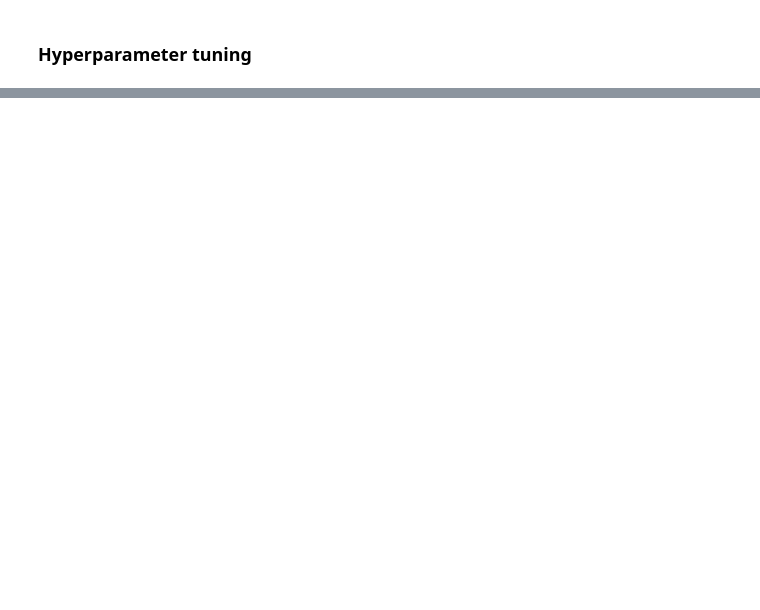
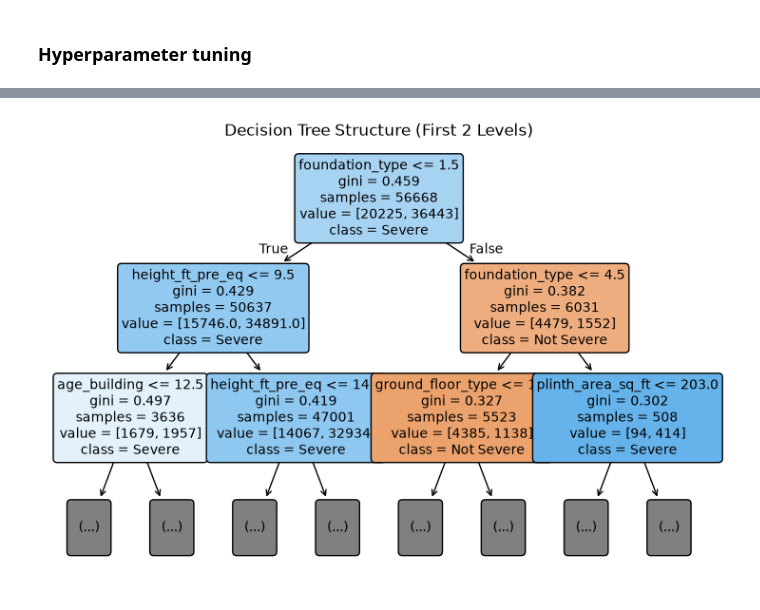
Before and after one commit to G-Gakii/Earthquake_damage_in_nepal_prediction, a Jupyter notebook: notebook/03_decision_tree.ipynb, the cells around one changed output, grey strips where cells are left out. Cells and saved outputs as stored; diff of their text form; code cells hidden in the pictures; blank space fills up the shorter version.

```diff
--- a/notebook/03_decision_tree.ipynb
+++ b/notebook/03_decision_tree.ipynb
@@ -235,0 +324,16 @@ Baseline Accuracy: 0.6406
+# %%
+fig,ax=plt.subplots(figsize=(9,6))
+plot_tree(
+    final_model.named_steps["model"],
+    feature_names=feature_names,
+    class_names=["Not Severe","Severe"],
+    filled=True,
+    rounded=True,
+    max_depth=2,
+    ax=ax,
+    fontsize=10
+)
+ax.set_title('Decision Tree Structure (First 2 Levels)')
+plt.show()
+# %% [output]
+[figure, added]
```
Also changed, not shown: parts of 12 cells of this notebook, 4 other files.
